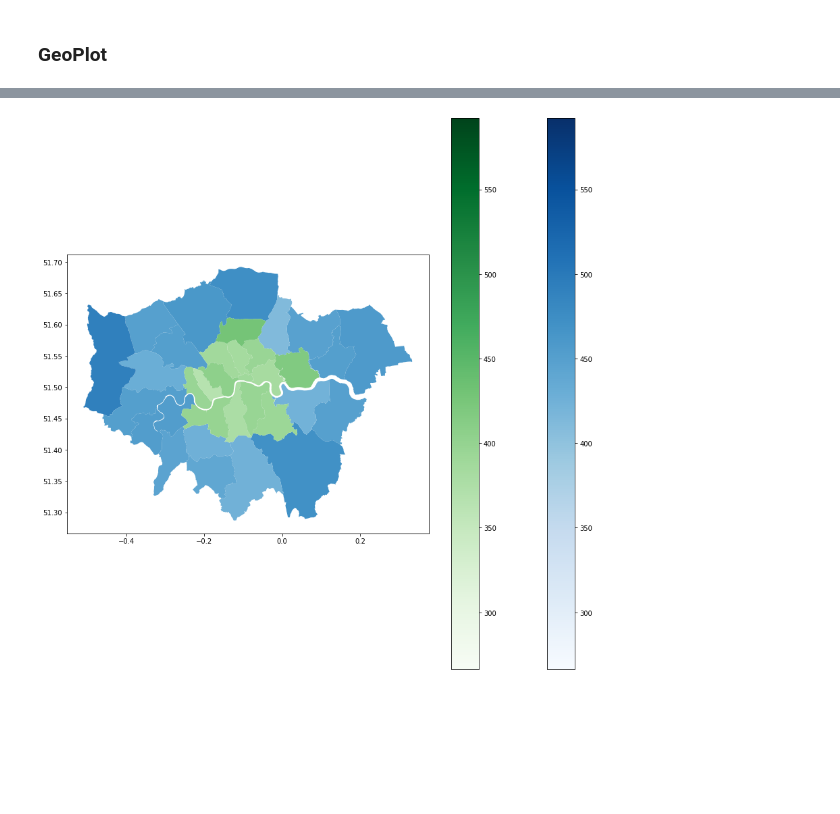
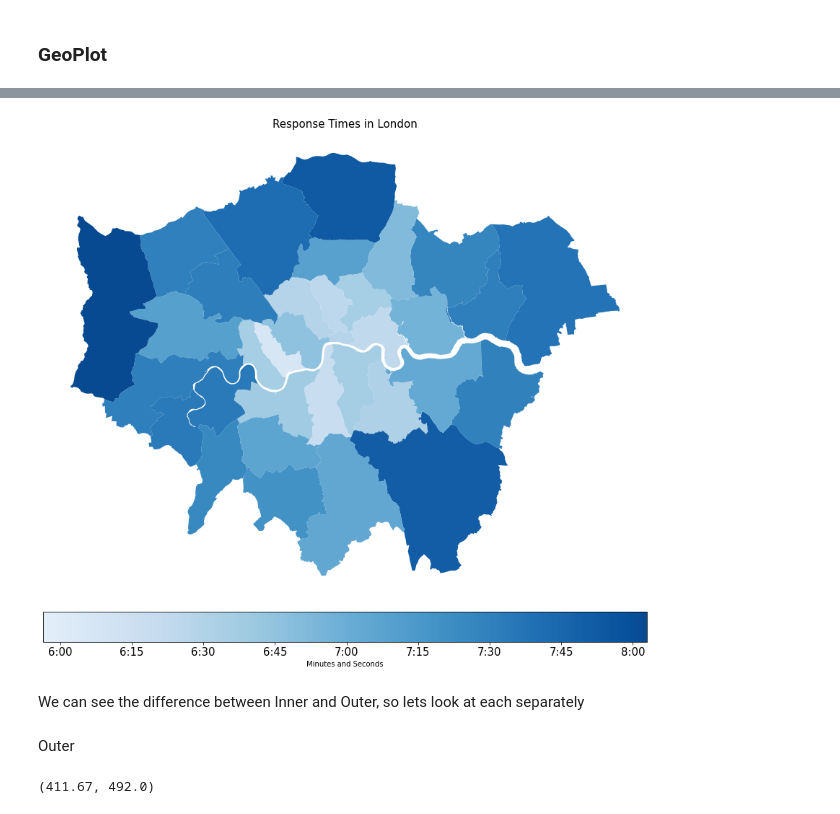
Before and after one commit to bendthompson/london-fires, a Jupyter notebook: notebooks/report.ipynb, the cells around one changed output, grey strips where cells are left out. Drawn from its saved outputs; the diff is of its cells as text; code cells hidden in the pictures; blank space fills up the shorter version.

```diff
--- a/notebooks/report.ipynb
+++ b/notebooks/report.ipynb
@@ -234,9 +218,30 @@ minmean,maxmean = geo_df['mean'].min(), geo_df['mean'].max()
-# %%
-f, ax = plt.subplots(1, figsize=(15, 15))
-ax = outer_geo_df.plot(column='mean', cmap='Blues' ,ax=ax, vmin=minmean-100, vmax=maxmean+100,
-         legend=True)
-ax = inner_geo_df.plot(column='mean', cmap='Greens' ,ax=ax, vmin=minmean-100, vmax=maxmean+100,
-         legend=True)
-plt.show()
-# %% [output]
-[figure, removed]
+# %%
+f, ax = plt.subplots(1, figsize=(15, 15))
+
+cmap = cm.get_cmap('Blues', 256)# create new hsv colormaps in range of 0.3 (green) to 0.7 (blue)
+newcmap = ListedColormap(cmap(np.linspace(0.1, .9, 256)))
+
+ax = geo_df.plot(column='mean', cmap=newcmap ,ax=ax,
+          markersize=10, vmin=minmean-10, vmax=483,
+                  legend=True,legend_kwds={'orientation':'horizontal','label':'Minutes and Seconds', 'extend':'neither', 'pad':0.025})
+
+plt.title('Response Times in London', fontsize=15)
+plt.yticks([])
+plt.xticks([])
+ax.set_axis_off()
+colourbar = ax.get_figure().get_axes()[1]
+colourbar.set_xticks([6*60,6.25*60,6.5*60,6.75*60,7*60,7.25*60,7.5*60,7.75*60,8*60])
+colourbar.set_xticklabels(['6:00','6:15','6:30','6:45','7:00','7:15','7:30','7:45','8:00'], fontsize=15)
+
+plt.show()
+# %% [output]
+[figure, added]
+# %% [markdown]
+We can see the difference between Inner and Outer, so lets look at each separately
+# %% [markdown]
+Outer
+# %%
+outer_minmean, outer_maxmean = outer_geo_df['mean'].min(), outer_geo_df['mean'].max()
+outer_minmean, outer_maxmean
+# %% [output]
+(411.67, 492.0)
```
Also changed, not shown: parts of 9 cells of this notebook.
